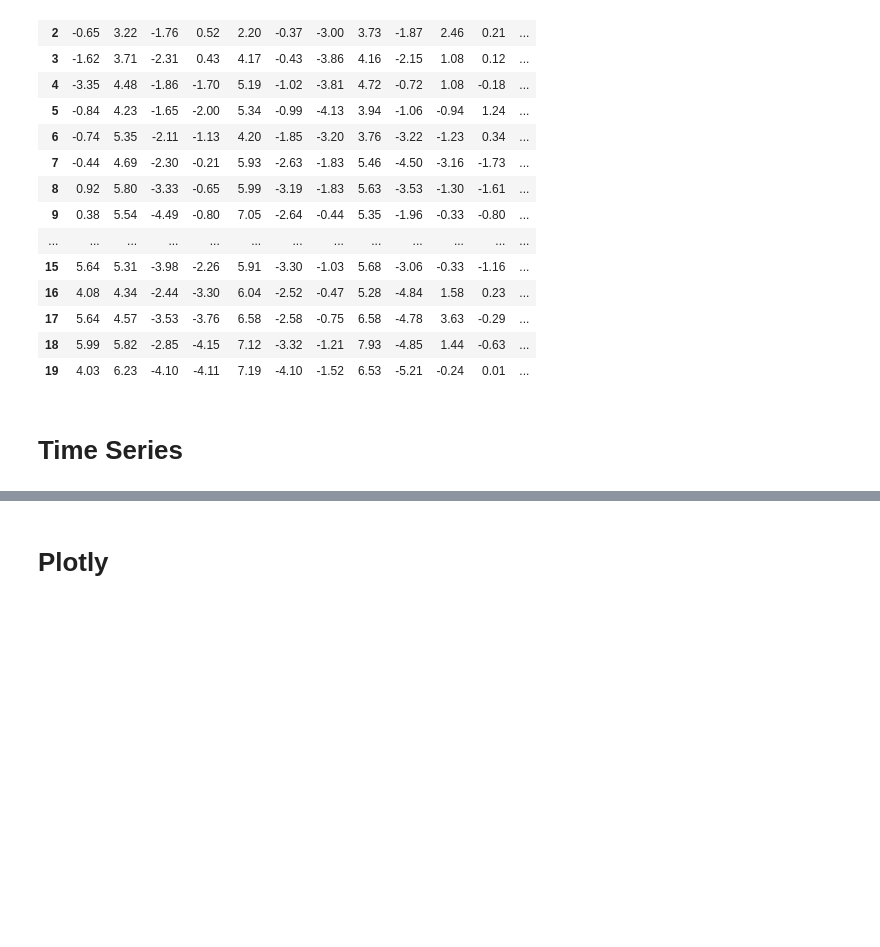
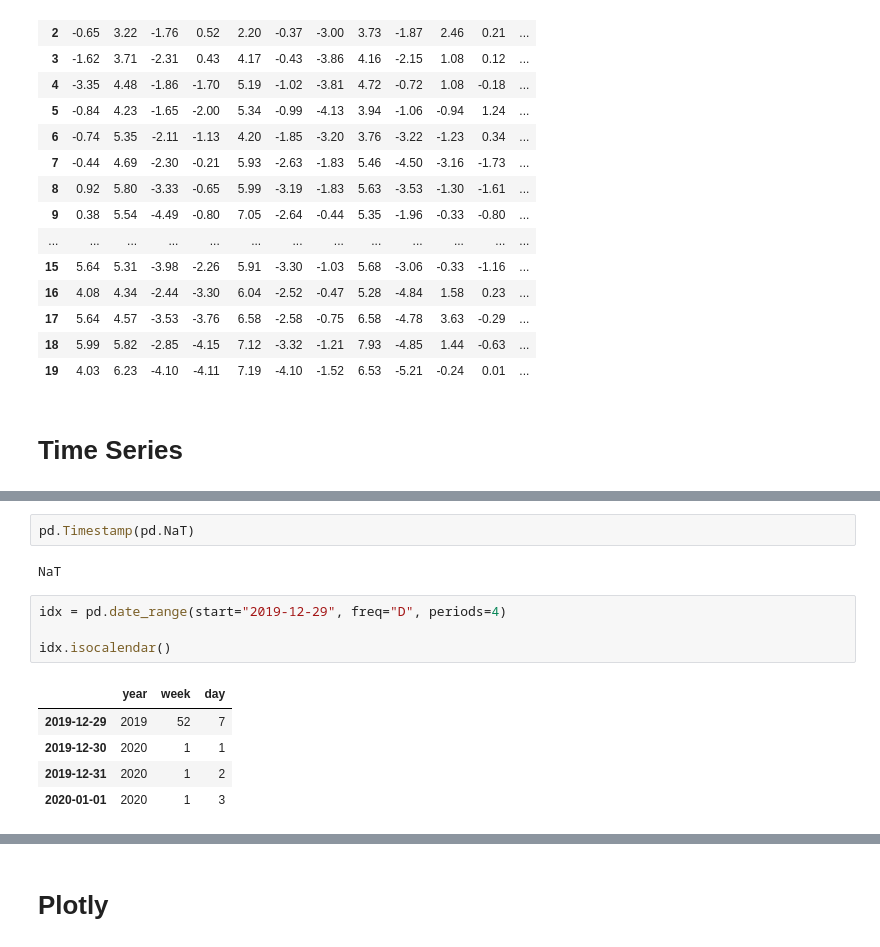
Before and after one commit to showmidelo/Advanced_Pandas_karyar, a Jupyter notebook: tutorial.ipynb, the cells around one changed output, grey strips where cells are left out. Drawn from its saved outputs; the diff is of its cells as text; blank space fills up the shorter version.

```diff
--- a/tutorial.ipynb
+++ b/tutorial.ipynb
@@ -971,0 +1054,14 @@ Hover to magnify
+# %%
+pd.Timestamp(pd.NaT)
+# %% [output]
+NaT
+# %%
+idx = pd.date_range(start="2019-12-29", freq="D", periods=4)
+
+idx.isocalendar()
+# %% [output]
+|  | year | week | day |
+| 2019-12-29 | 2019 | 52 | 7 |
+| 2019-12-30 | 2020 | 1 | 1 |
+| 2019-12-31 | 2020 | 1 | 2 |
+| 2020-01-01 | 2020 | 1 | 3 |
```
Also changed, not shown: parts of 16 cells of this notebook.
